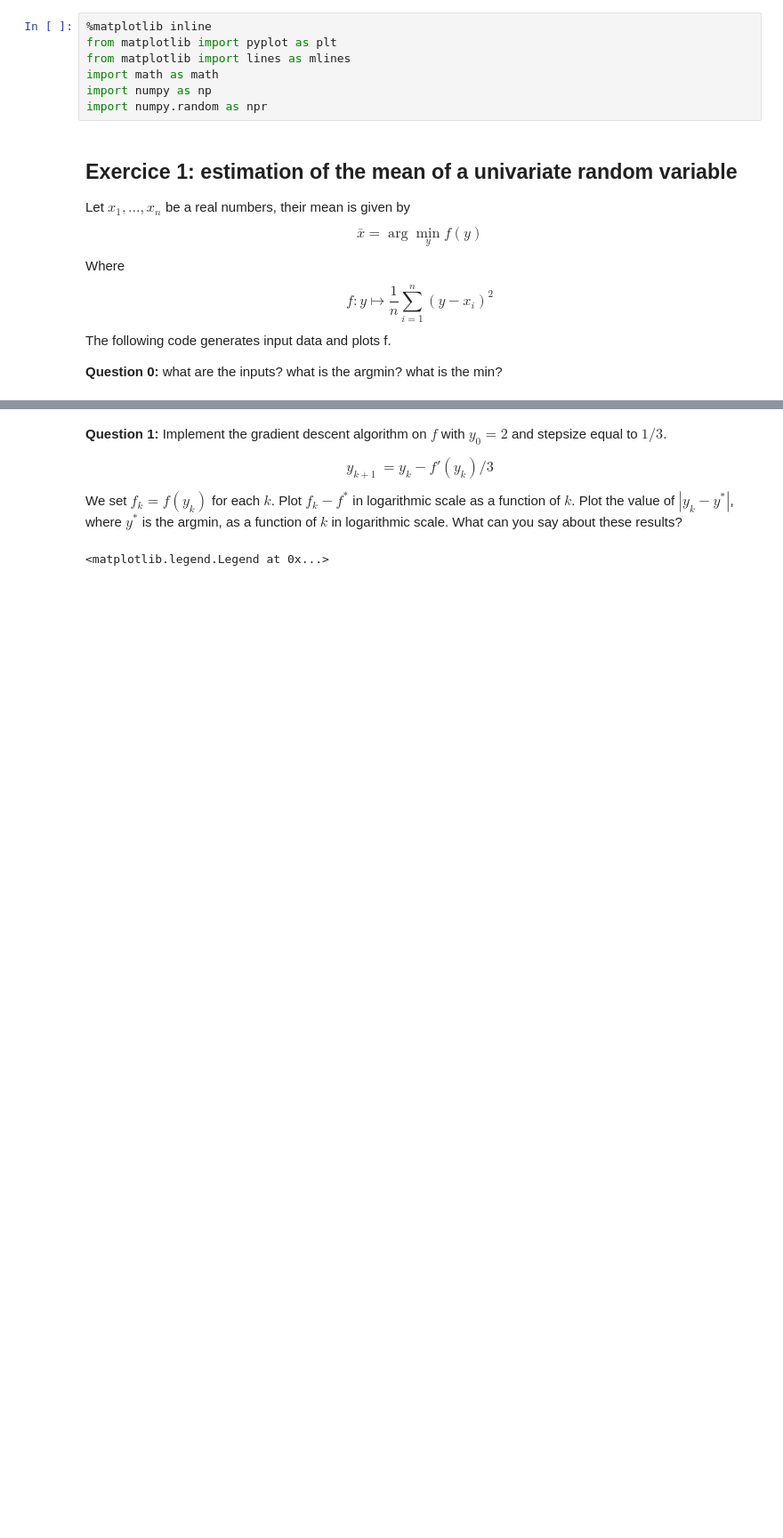
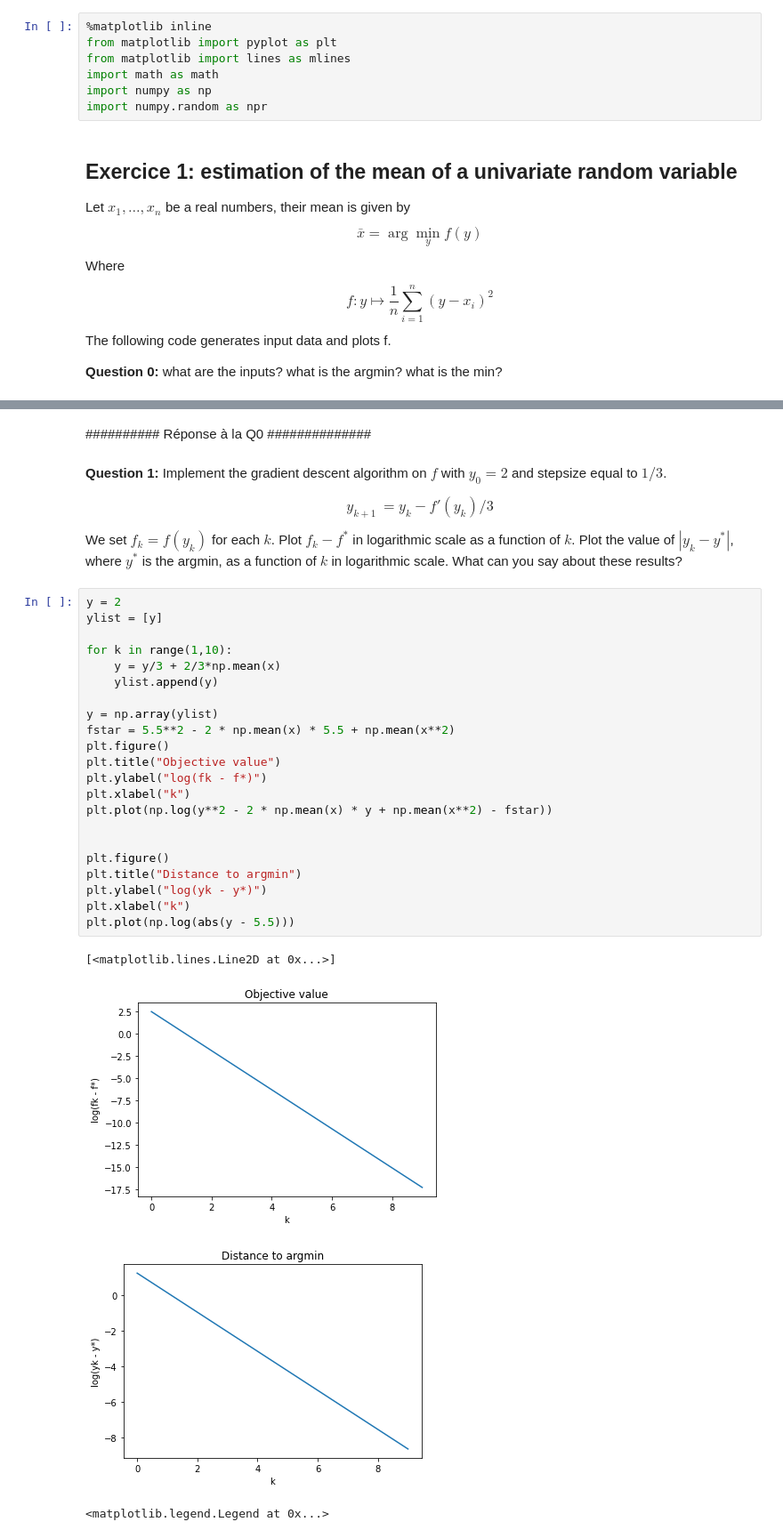
Before and after one commit to gfouilhe/UPS, a Jupyter notebook: Big Data/TP2.ipynb, the cells around one changed output, grey strips where cells are left out. Shown at 89% size. Drawn from its saved outputs; the diff is of its cells as text; blank space fills up the shorter version.

```diff
--- a/Big Data/TP2.ipynb
+++ b/Big Data/TP2.ipynb
@@ -38,9 +38,37 @@ Empirical mean:
+# %% [markdown]
+########## Réponse à la Q0 ##############
 # %% [markdown]
 **Question 1:** Implement the gradient descent algorithm on $f$ with $y_0 = 2$ and stepsize equal to $1/3$.
 \begin{align*}
     y_{k+1} &= y_k - f'(y_k) / 3
 \end{align*}
 We set $f_k = f(y_k)$ for each $k$. Plot $f_k - f^*$ in logarithmic scale as a function of $k$. Plot the value of $|y_k - y^*|$, where $y^*$ is the argmin, as a function of $k$ in logarithmic scale. What can you say about these results?
+# %%
+y = 2
+ylist = [y]
+
+for k in range(1,10):
+    y = y/3 + 2/3*np.mean(x)
+    ylist.append(y)
+
+y = np.array(ylist)
+fstar = 5.5**2 - 2 * np.mean(x) * 5.5 + np.mean(x**2)
+plt.figure()
+plt.title("Objective value")
+plt.ylabel("log(fk - f*)")
+plt.xlabel("k")
+plt.plot(np.log(y**2 - 2 * np.mean(x) * y + np.mean(x**2) - fstar))
+
+
+plt.figure()
+plt.title("Distance to argmin")
+plt.ylabel("log(yk - y*)")
+plt.xlabel("k")
+plt.plot(np.log(abs(y - 5.5)))
+# %% [output]
+[<matplotlib.lines.Line2D at 0x...>]
+[figure, added]
+[figure, added]
 # %%
 # %% [output]
 <matplotlib.legend.Legend at 0x...>
```
Also changed, not shown: parts of 3 cells of this notebook.
